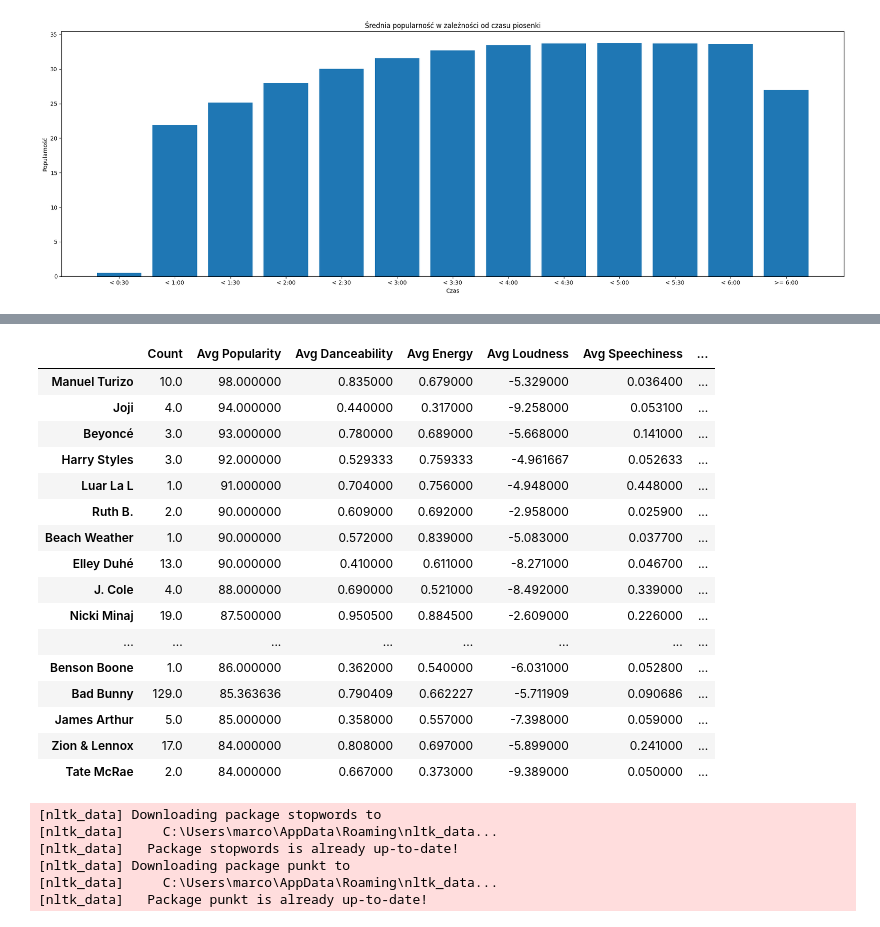
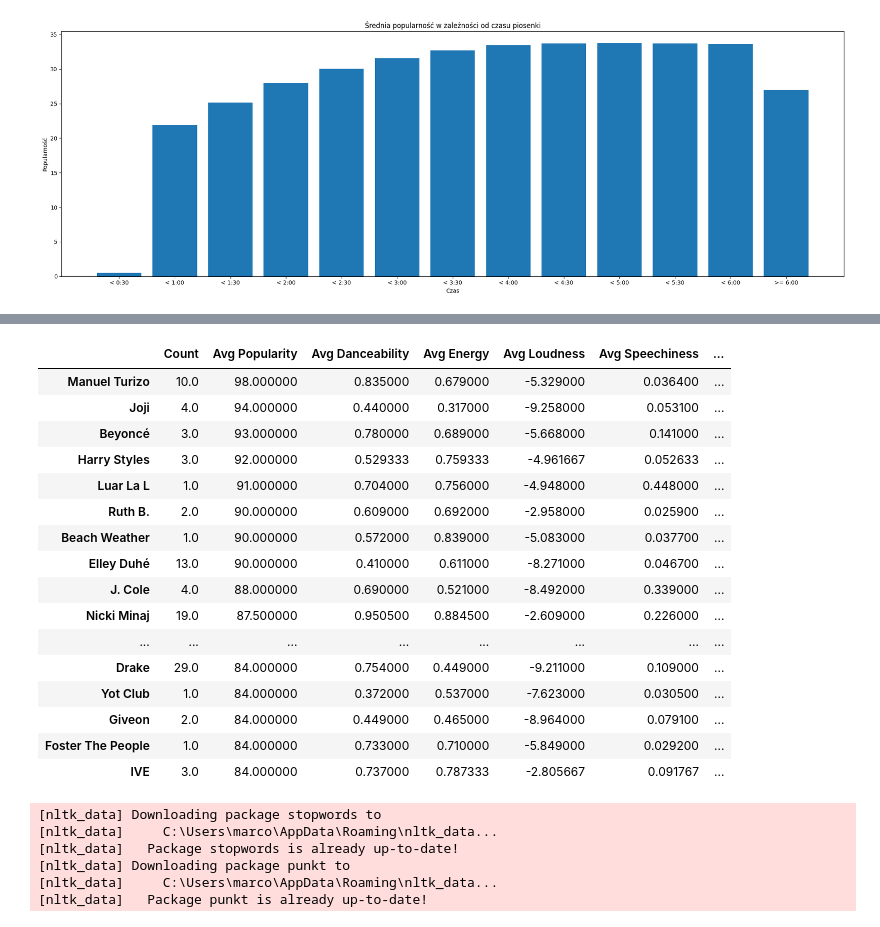
Before and after one commit to MarekPrzydanek/PythonProjekt, a Jupyter notebook: src/main.ipynb, the cells around one changed output, grey strips where cells are left out. Drawn from its saved outputs; the diff is of its cells as text; code cells hidden in the pictures.

```diff
--- a/src/main.ipynb
+++ b/src/main.ipynb
@@ -330,39 +330,39 @@ artist_stats = df_cleaned.groupby('artists').agg({
 }).copy()
 
 # Połączenie najczęściej pojawiających się artystów i ich średnich statystyk
 result = pd.concat([top_artists, artist_stats], axis=1)
 result.columns = ['Count', 'Avg Popularity', 'Avg Danceability', 'Avg Energy', 'Avg Loudness', 'Avg Speechiness',
                   'Avg Acousticness', 'Avg Instrumentalness', 'Avg Liveness', 'Avg Valence', 'Avg Tempo']
 
 # Dodanie kolumny z najczęściej występującym gatunkiem
 df_cleaned.loc[:, 'track_genre'] = df_cleaned['track_genre'].str.split(';')
 most_frequent_genre = df_cleaned.groupby('artists')['track_genre'].apply(lambda x: x.mode()[0])
 result['Most Frequent Genre'] = most_frequent_genre
 
 # Sortowanie wyników według popularności
 result = result.sort_values(by='Avg Popularity', ascending=False)
 
 # Wyświetlenie wyników
 result_clean = result.dropna().copy()
-result_clean.head(20)
+result_clean.head(25)
 # %% [output]
 |  | Count | Avg Popularity | Avg Danceability | Avg Energy | Avg Loudness | Avg Speechiness | ... |
 | Manuel Turizo | 10.0 | 98.000000 | 0.835000 | 0.679000 | -5.329000 | 0.036400 | ... |
 | Joji | 4.0 | 94.000000 | 0.440000 | 0.317000 | -9.258000 | 0.053100 | ... |
 | Beyoncé | 3.0 | 93.000000 | 0.780000 | 0.689000 | -5.668000 | 0.141000 | ... |
 | Harry Styles | 3.0 | 92.000000 | 0.529333 | 0.759333 | -4.961667 | 0.052633 | ... |
 | Luar La L | 1.0 | 91.000000 | 0.704000 | 0.756000 | -4.948000 | 0.448000 | ... |
 | Ruth B. | 2.0 | 90.000000 | 0.609000 | 0.692000 | -2.958000 | 0.025900 | ... |
 | Beach Weather | 1.0 | 90.000000 | 0.572000 | 0.839000 | -5.083000 | 0.037700 | ... |
 | Elley Duhé | 13.0 | 90.000000 | 0.410000 | 0.611000 | -8.271000 | 0.046700 | ... |
 | J. Cole | 4.0 | 88.000000 | 0.690000 | 0.521000 | -8.492000 | 0.339000 | ... |
 | Nicki Minaj | 19.0 | 87.500000 | 0.950500 | 0.884500 | -2.609000 | 0.226000 | ... |
 | ... | ... | ... | ... | ... | ... | ... | ... |
-| Benson Boone | 1.0 | 86.000000 | 0.362000 | 0.540000 | -6.031000 | 0.052800 | ... |
-| Bad Bunny | 129.0 | 85.363636 | 0.790409 | 0.662227 | -5.711909 | 0.090686 | ... |
-| James Arthur | 5.0 | 85.000000 | 0.358000 | 0.557000 | -7.398000 | 0.059000 | ... |
-| Zion & Lennox | 17.0 | 84.000000 | 0.808000 | 0.697000 | -5.899000 | 0.241000 | ... |
-| Tate McRae | 2.0 | 84.000000 | 0.667000 | 0.373000 | -9.389000 | 0.050000 | ... |
+| Drake | 29.0 | 84.000000 | 0.754000 | 0.449000 | -9.211000 | 0.109000 | ... |
+| Yot Club | 1.0 | 84.000000 | 0.372000 | 0.537000 | -7.623000 | 0.030500 | ... |
+| Giveon | 2.0 | 84.000000 | 0.449000 | 0.465000 | -8.964000 | 0.079100 | ... |
+| Foster The People | 1.0 | 84.000000 | 0.733000 | 0.710000 | -5.849000 | 0.029200 | ... |
+| IVE | 3.0 | 84.000000 | 0.737000 | 0.787333 | -2.805667 | 0.091767 | ... |
 # %%
 #Normalizacja tekstu: generowanie tytułu z najpopularniejszych słów
 
```
Also changed, not shown: parts of 1 cell of this notebook.
